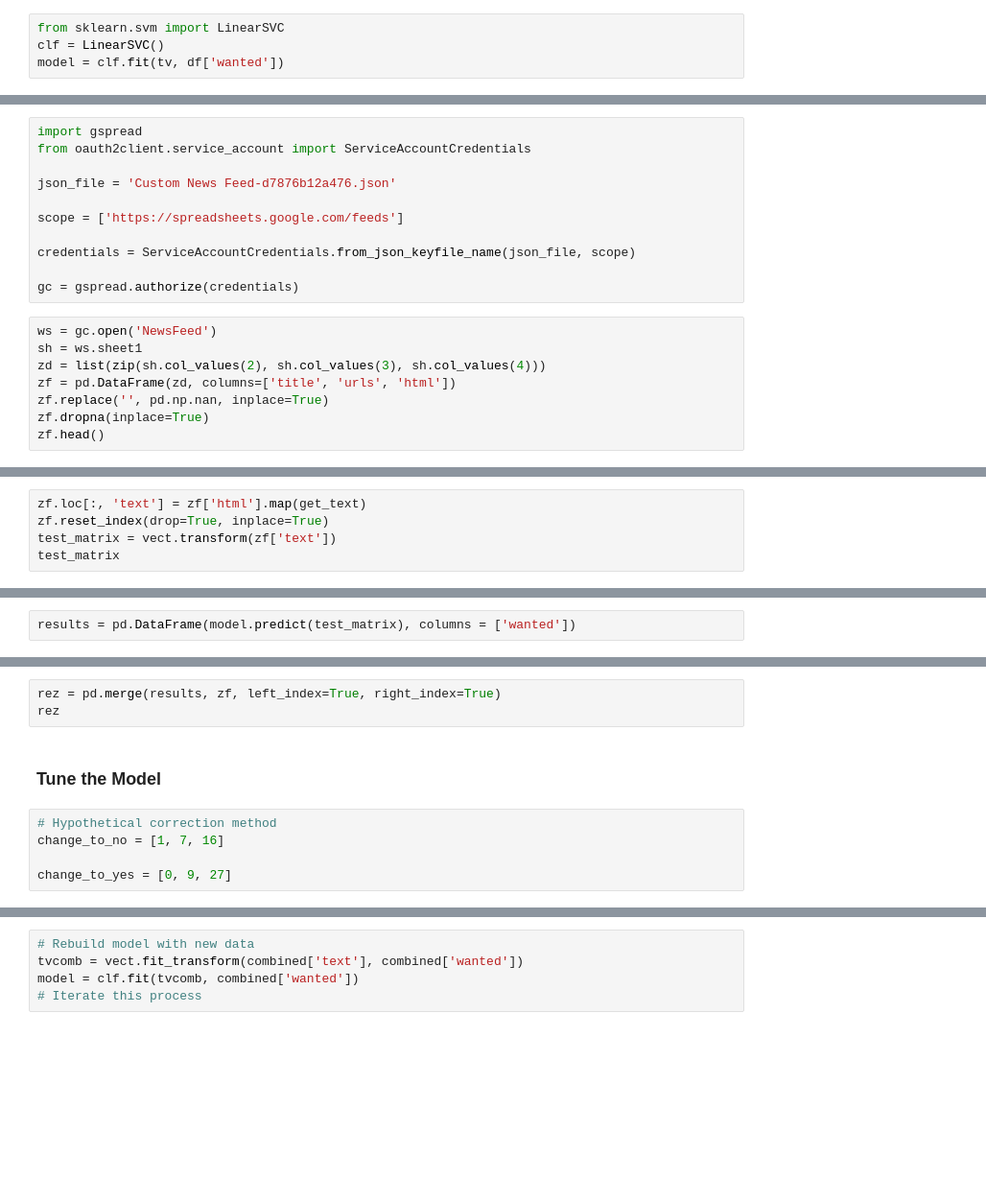
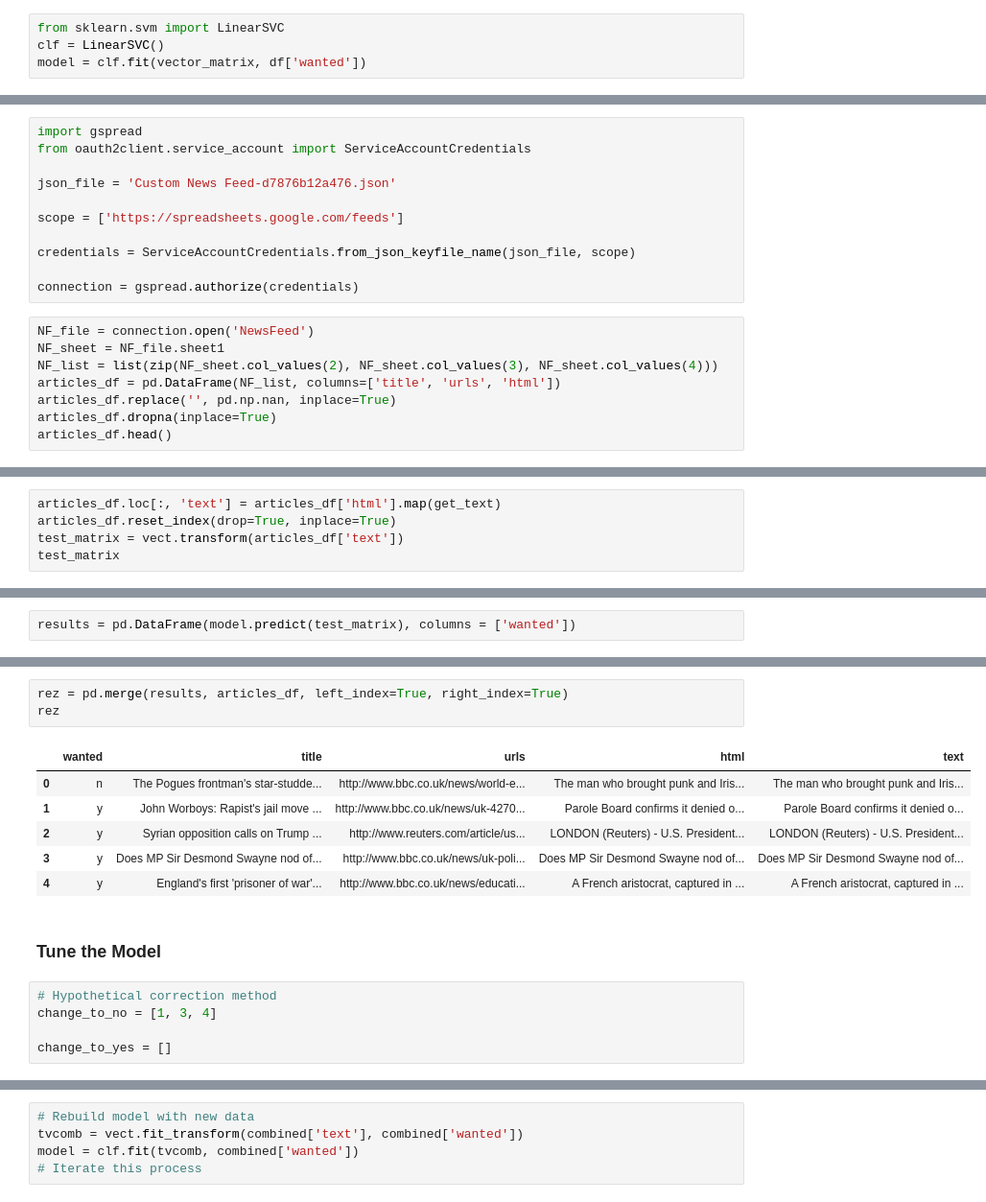
Before and after one commit to LEO-E-100/custom_news, a Jupyter notebook: Custom News App.ipynb, the cells around one changed output, grey strips where cells are left out. Shown at 96% size. Drawn from its saved outputs; the diff is of its cells as text; blank space fills up the shorter version.

Commit message:
first go at todo

```diff
--- a/Custom News App.ipynb
+++ b/Custom News App.ipynb
@@ -128,7 +158,7 @@ Building a Support Vector Machine model from the vectorised data. This step will
 # %%
 from sklearn.svm import LinearSVC
 clf = LinearSVC()
-model = clf.fit(tv, df['wanted'])
+model = clf.fit(vector_matrix, df['wanted'])
 # %%
 # Evaluate the model and test
 # %% [markdown]
@@ -143,12 +173,12 @@ scope = ['https://spreadsheets.google.com/feeds']
 
 credentials = ServiceAccountCredentials.from_json_keyfile_name(json_file, scope)
 
-gc = gspread.authorize(credentials)
+connection = gspread.authorize(credentials)
 # %%
-ws = gc.open('NewsFeed')
-sh = ws.sheet1
-zd = list(zip(sh.col_values(2), sh.col_values(3), sh.col_values(4)))
-zf = pd.DataFrame(zd, columns=['title', 'urls', 'html'])
-zf.replace('', pd.np.nan, inplace=True)
-zf.dropna(inplace=True)
-zf.head()
+NF_file = connection.open('NewsFeed')
+NF_sheet = NF_file.sheet1
+NF_list = list(zip(NF_sheet.col_values(2), NF_sheet.col_values(3), NF_sheet.col_values(4)))
+articles_df = pd.DataFrame(NF_list, columns=['title', 'urls', 'html'])
+articles_df.replace('', pd.np.nan, inplace=True)
+articles_df.dropna(inplace=True)
+articles_df.head()
@@ -155,5 +192,5 @@ zf.head()
 # %%
-zf.loc[:, 'text'] = zf['html'].map(get_text)
-zf.reset_index(drop=True, inplace=True)
-test_matrix = vect.transform(zf['text'])
+articles_df.loc[:, 'text'] = articles_df['html'].map(get_text)
+articles_df.reset_index(drop=True, inplace=True)
+test_matrix = vect.transform(articles_df['text'])
 test_matrix
@@ -164,13 +211,20 @@ results
 # %%
-rez = pd.merge(results, zf, left_index=True, right_index=True)
+rez = pd.merge(results, articles_df, left_index=True, right_index=True)
 rez
+# %% [output]
+|  | wanted | title | urls | html | text |
+| 0 | n | The Pogues frontman's star-studde... | http://www.bbc.co.uk/news/world-e... | The man who brought punk and Iris... | The man who brought punk and Iris... |
+| 1 | y | John Worboys: Rapist's jail move ... | http://www.bbc.co.uk/news/uk-4270... | Parole Board confirms it denied o... | Parole Board confirms it denied o... |
+| 2 | y | Syrian opposition calls on Trump ... | http://www.reuters.com/article/us... | LONDON (Reuters) - U.S. President... | LONDON (Reuters) - U.S. President... |
+| 3 | y | Does MP Sir Desmond Swayne nod of... | http://www.bbc.co.uk/news/uk-poli... | Does MP Sir Desmond Swayne nod of... | Does MP Sir Desmond Swayne nod of... |
+| 4 | y | England's first 'prisoner of war'... | http://www.bbc.co.uk/news/educati... | A French aristocrat, captured in ... | A French aristocrat, captured in ... |
 # %% [markdown]
 ### Tune the Model
 # %%
 # Hypothetical correction method
-change_to_no = [1, 7, 16]
+change_to_no = [1, 3, 4]
 
-change_to_yes = [0, 9, 27]
+change_to_yes = []
 # %%
 for i in rez.iloc[change_to_yes].index:
     rez.iloc[i]['wanted'] = 'y'
```
Also changed, not shown: parts of 21 cells of this notebook, 3 other files.
